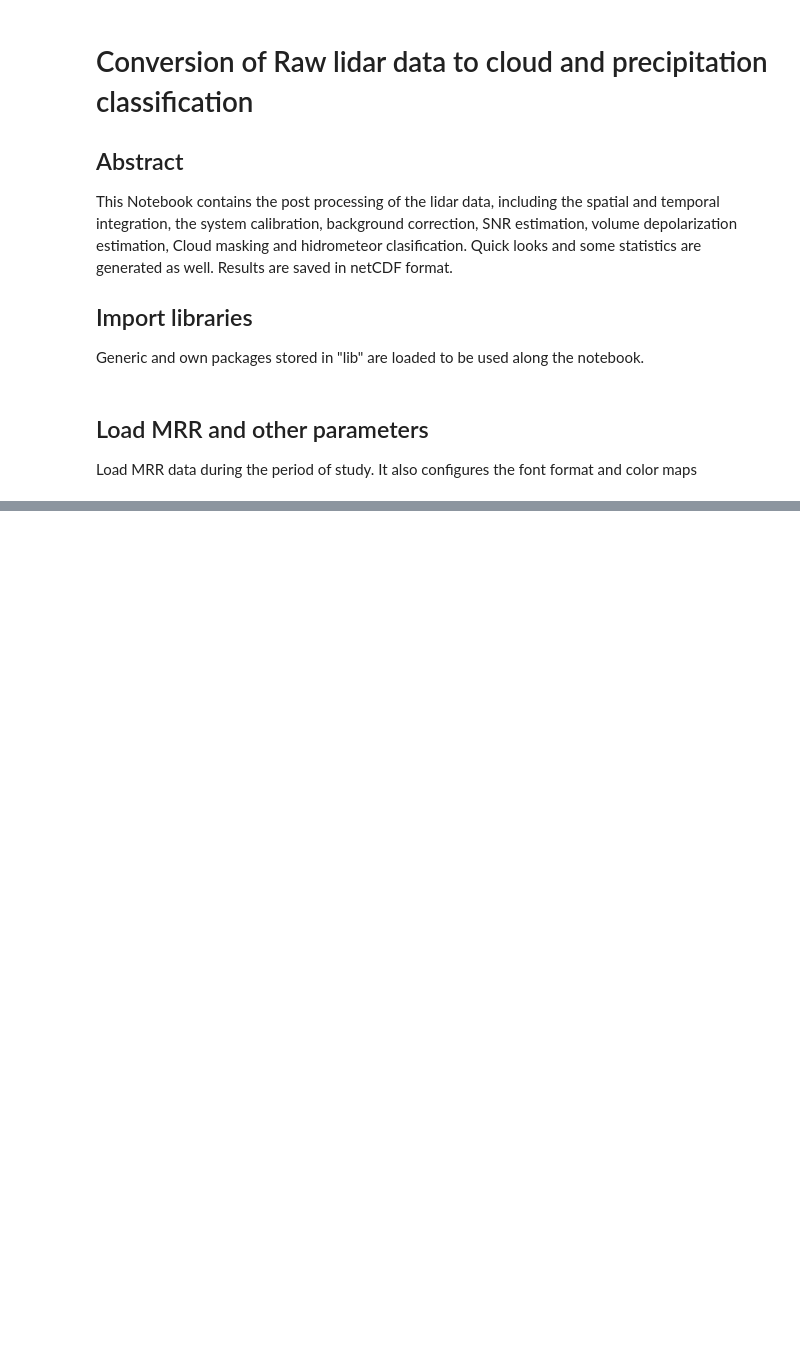
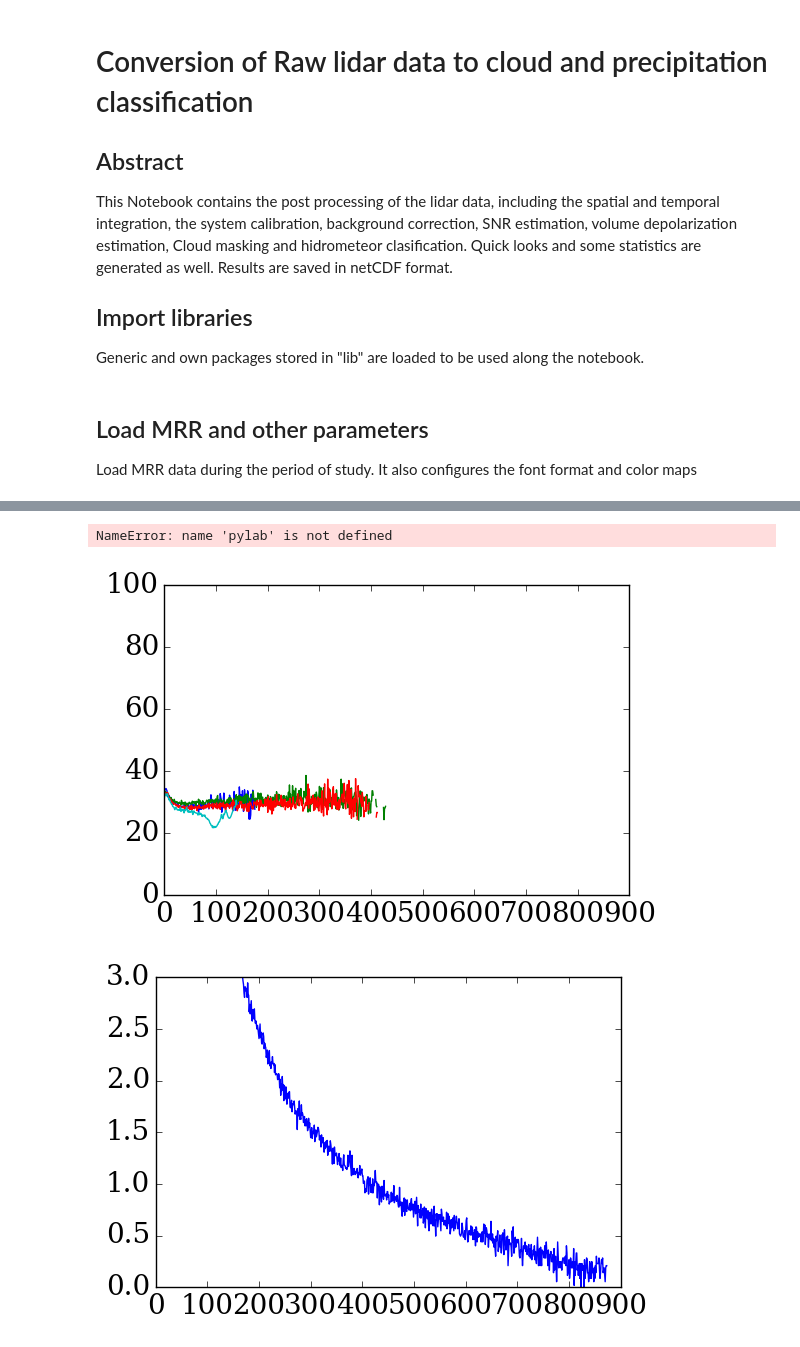
Before and after one commit to cduranalarcon/Lidar_DDU, a Jupyter notebook: Notebooks/Lidar_Raw_to_Classif.ipynb, the cells around one changed output, grey strips where cells are left out. Cells and saved outputs as stored; diff of their text form; code cells hidden in the pictures; blank space fills up the shorter version.

```diff
--- a/Notebooks/Lidar_Raw_to_Classif.ipynb
+++ b/Notebooks/Lidar_Raw_to_Classif.ipynb
@@ -64,0 +287,31 @@ cmap2 = pylab.cm.get_cmap(cmap.name,8)
+# %%
+
+pylab.plot(r,(Par90)[12*12,:]/(Par10)[12*12,:])
+pylab.plot(r,(Par90)[12*22,:]/(Par10)[12*22,:])
+pylab.axis([0.5,10,0,100])
+pylab.show()
+
+
+#P(x)90 = CbT/r2+Bs90 - sat(r)
+#P(x)90 = CbT/r2+Bs10
+
+val1 = np.linspace(1,100,100)
+val2 = val1*30.
+
+pylab.plot(val2/val1)
+pylab.show()
+# %% [output]
+NameError: name 'pylab' is not defined
+# %%
+pylab.plot((Par_bc/Par10_bc)[100,:])
+pylab.plot((Par_bc/Par10_bc)[150,:])
+pylab.plot((Par_bc/Par10_bc)[200,:])
+pylab.plot((Par_bc/Par10_bc)[250,:])
+pylab.axis([0,900,0,100])
+pylab.show()
+pylab.plot(SNR_par10[150,:])
+pylab.axis([0,900,0,3])
+pylab.show()
+# %% [output]
+[figure, added]
+[figure, added]
```
Also changed, not shown: parts of 16 cells of this notebook.
